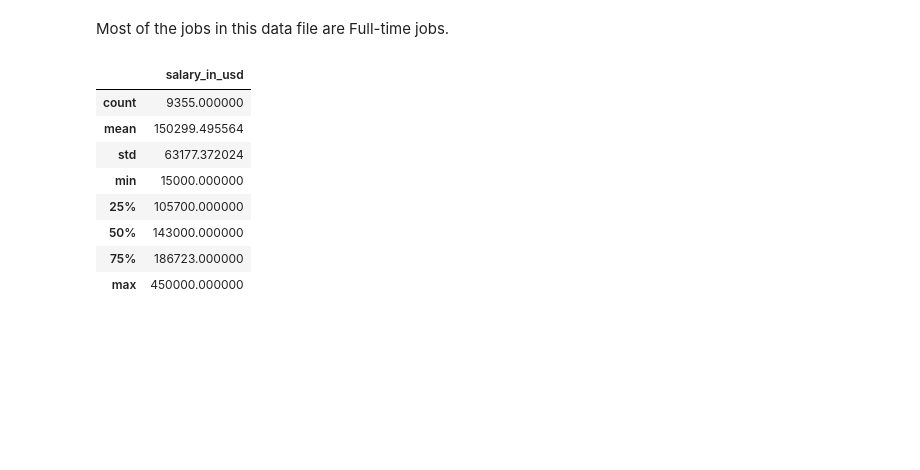
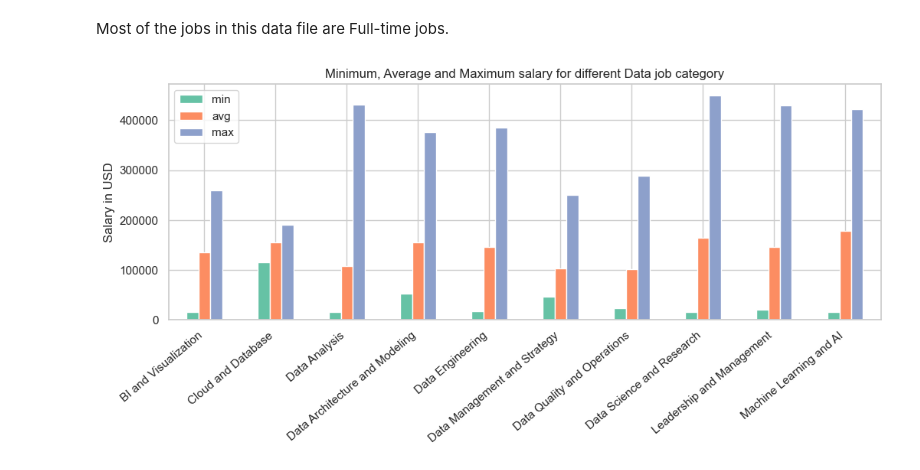
Before and after one commit to DaniloGrujic/data-jobs, a Jupyter notebook: Jobs In Data.ipynb, the cells around one changed output. Drawn from its saved outputs; the diff is of its cells as text; code cells hidden in the pictures; blank space fills up the shorter version.

```diff
--- a/Jobs In Data.ipynb
+++ b/Jobs In Data.ipynb
@@ -117,14 +116,21 @@ ctg_empl_type
 Most of the jobs in this data file are Full-time jobs.
 # %%
 ctg_avg_salary = df[['job_category', 'salary_in_usd']]
-ctg_avg_salary.describe()
+grouped_by_ctg = ctg_avg_salary.groupby(['job_category'])
+
+min = grouped_by_ctg.min().rename(columns={'salary_in_usd': 'min'})
+avg = grouped_by_ctg.mean().round().rename(columns={'salary_in_usd': 'avg'})
+max = grouped_by_ctg.max().rename(columns={'salary_in_usd': 'max'})
+
+min_avg_max = pd.concat([min, avg, max], axis=1)
+min_avg_max.plot(kind='bar',
+                 figsize=(12, 4),
+                 rot=40,
+                 title='Minimum, Average and Maximum salary for different Data job category',
+                 ylabel='Salary in USD',
+                 xlabel='',
+                 color=plt.cm.Set2(np.arange(len(df))))
+plt.xticks(ha='right')
+plt.show()
 # %% [output]
-|  | salary_in_usd |
-| count | 9355.000000 |
-| mean | 150299.495564 |
-| std | 63177.372024 |
-| min | 15000.000000 |
-| 25% | 105700.000000 |
-| 50% | 143000.000000 |
-| 75% | 186723.000000 |
-| max | 450000.000000 |
+[figure, added]
```
Also changed, not shown: parts of 5 cells of this notebook.
